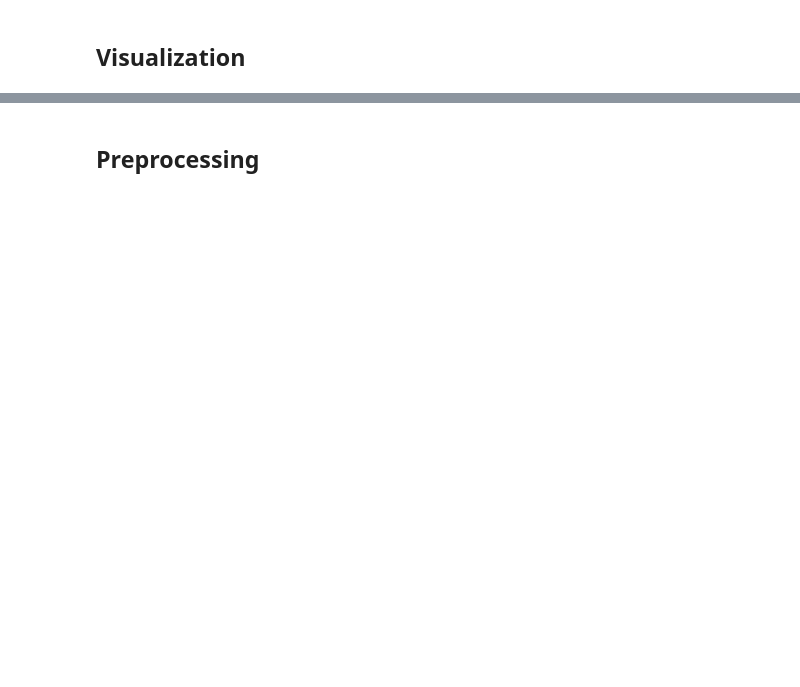
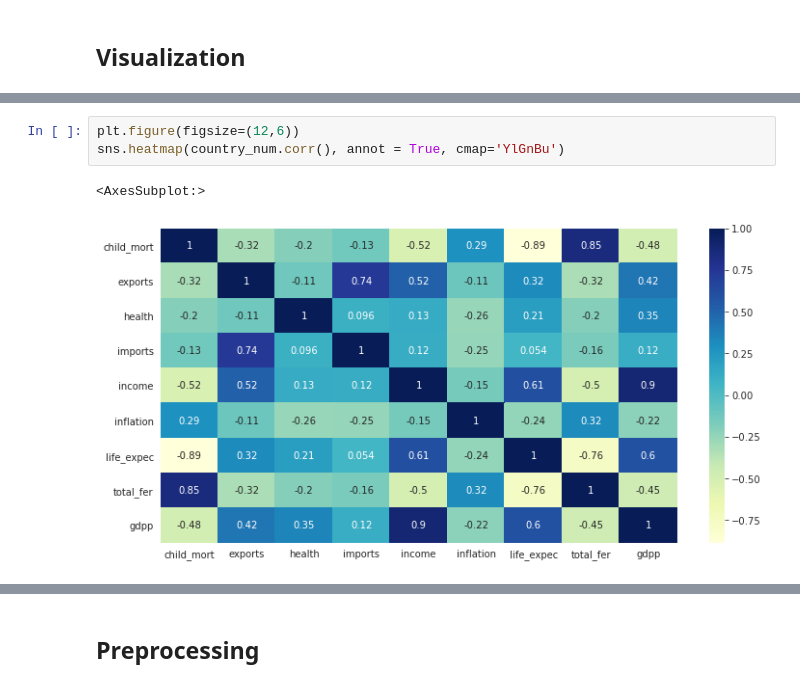
Before and after one commit to EhsanMrh/ML.country_clustering, a Jupyter notebook: unsupervised code.ipynb, the cells around one changed output, grey strips where cells are left out. Saved outputs shown, nothing was run; the diff lists cells and outputs as text; blank space fills up the shorter version.

```diff
--- a/unsupervised code.ipynb
+++ b/unsupervised code.ipynb
@@ -40,0 +87,6 @@ print(df_detail)
+# %%
+plt.figure(figsize=(12,6))
+sns.heatmap(country_num.corr(), annot = True, cmap='YlGnBu')
+# %% [output]
+<AxesSubplot:>
+[figure, added]
```
Also changed, not shown: parts of 8 cells of this notebook.
